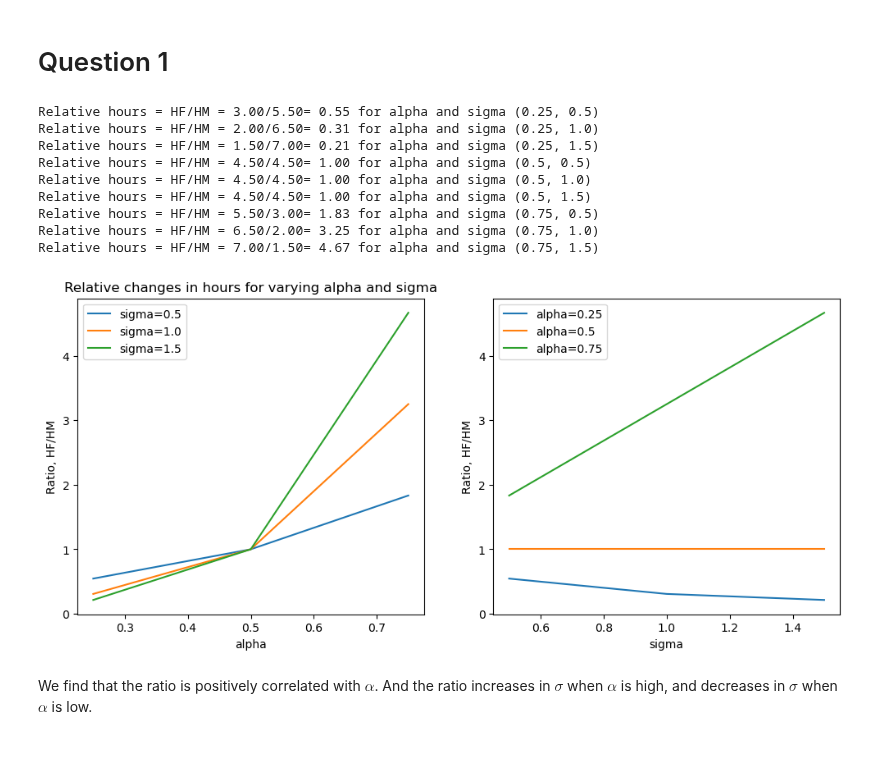
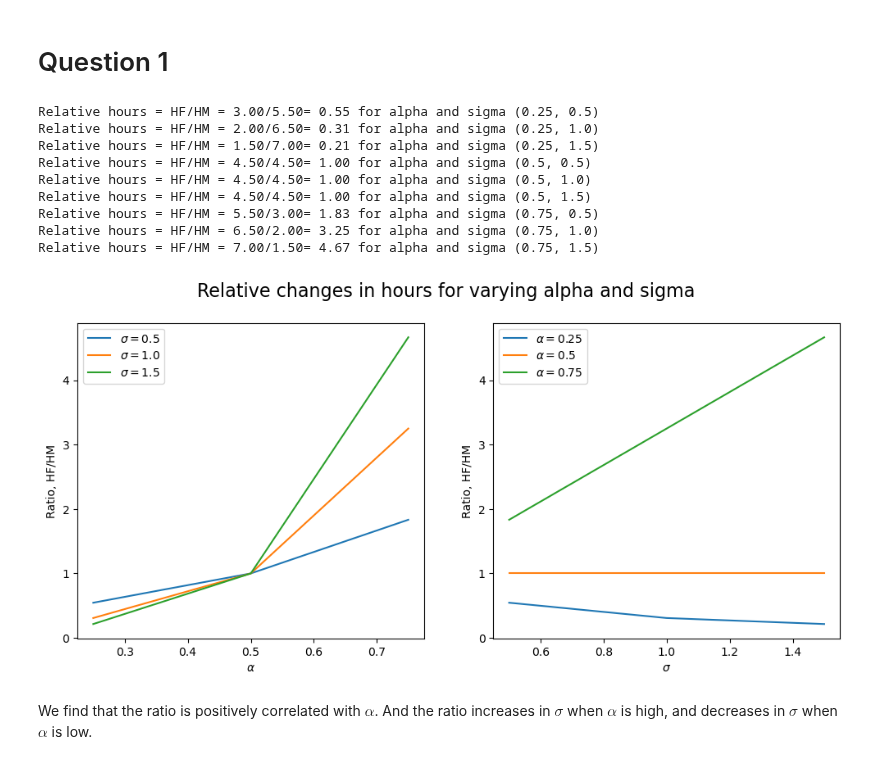
Before and after one commit to NumEconCopenhagen/projects-2023-noobs, a Jupyter notebook: inauguralproject/inauguralproject.ipynb, the cells around one changed output. Drawn from its saved outputs; the diff is of its cells as text; code cells hidden in the pictures.

```diff
--- a/inauguralproject/inauguralproject.ipynb
+++ b/inauguralproject/inauguralproject.ipynb
@@ -56,39 +56,39 @@ fig = plt.figure(figsize=(12,5))# figsize is in inches...
 
 # b. left plot
 ax_left = fig.add_subplot(1,2,1)
 for sigma in [0.5, 1.0, 1.5]:
     y = [dict_ratio[(alpha, sigma)] for alpha in [0.25, 0.50, 0.75]]
-    ax_left.plot([0.25, 0.50, 0.75], y, label=f"sigma={sigma}")
-ax_left.set_xlabel("alpha")
+    ax_left.plot([0.25, 0.50, 0.75], y, label=rf"$\sigma={sigma}$")
+ax_left.set_xlabel(r'$\alpha$')
 ax_left.set_ylabel("Ratio, HF/HM")
 ax_left.legend()
 
 
 # c. right plot
 ax_right = fig.add_subplot(1,2,2)
 for alpha in [0.25, 0.50, 0.75]:
     y = [dict_ratio[(alpha, sigma)] for sigma in [0.5, 1.0, 1.5]]
-    ax_right.plot([0.5, 1.0, 1.5], y, label=f"alpha={alpha}")
-ax_right.set_xlabel("sigma")
+    ax_right.plot([0.5, 1.0, 1.5], y, label=rf"$\alpha={alpha}$")
+ax_right.set_xlabel(r'$\sigma$')
 ax_right.set_ylabel("Ratio, HF/HM")
 ax_right.legend()
 
 
 
 plt.close(fig) # (Suppress print to fit slides)
-ax_left.set_title("Relative changes in hours for varying alpha and sigma")
+fig.suptitle("Relative changes in hours for varying alpha and sigma",fontsize=16)
 fig
 # %% [output]
 Relative hours = HF/HM = 3.00/5.50= 0.55 for alpha and sigma (0.25, 0.5)
 Relative hours = HF/HM = 2.00/6.50= 0.31 for alpha and sigma (0.25, 1.0)
 Relative hours = HF/HM = 1.50/7.00= 0.21 for alpha and sigma (0.25, 1.5)
 Relative hours = HF/HM = 4.50/4.50= 1.00 for alpha and sigma (0.5, 0.5)
 Relative hours = HF/HM = 4.50/4.50= 1.00 for alpha and sigma (0.5, 1.0)
 Relative hours = HF/HM = 4.50/4.50= 1.00 for alpha and sigma (0.5, 1.5)
 Relative hours = HF/HM = 5.50/3.00= 1.83 for alpha and sigma (0.75, 0.5)
 Relative hours = HF/HM = 6.50/2.00= 3.25 for alpha and sigma (0.75, 1.0)
 Relative hours = HF/HM = 7.00/1.50= 4.67 for alpha and sigma (0.75, 1.5)
-[figure, old version]
+[figure, new version]
 # %% [markdown]
 We find that the ratio is positively correlated with $\alpha$. And the ratio increases in $\sigma$ when $\alpha$ is high, and decreases in $\sigma$ when $\alpha$ is low.
 # %% [markdown]
```
